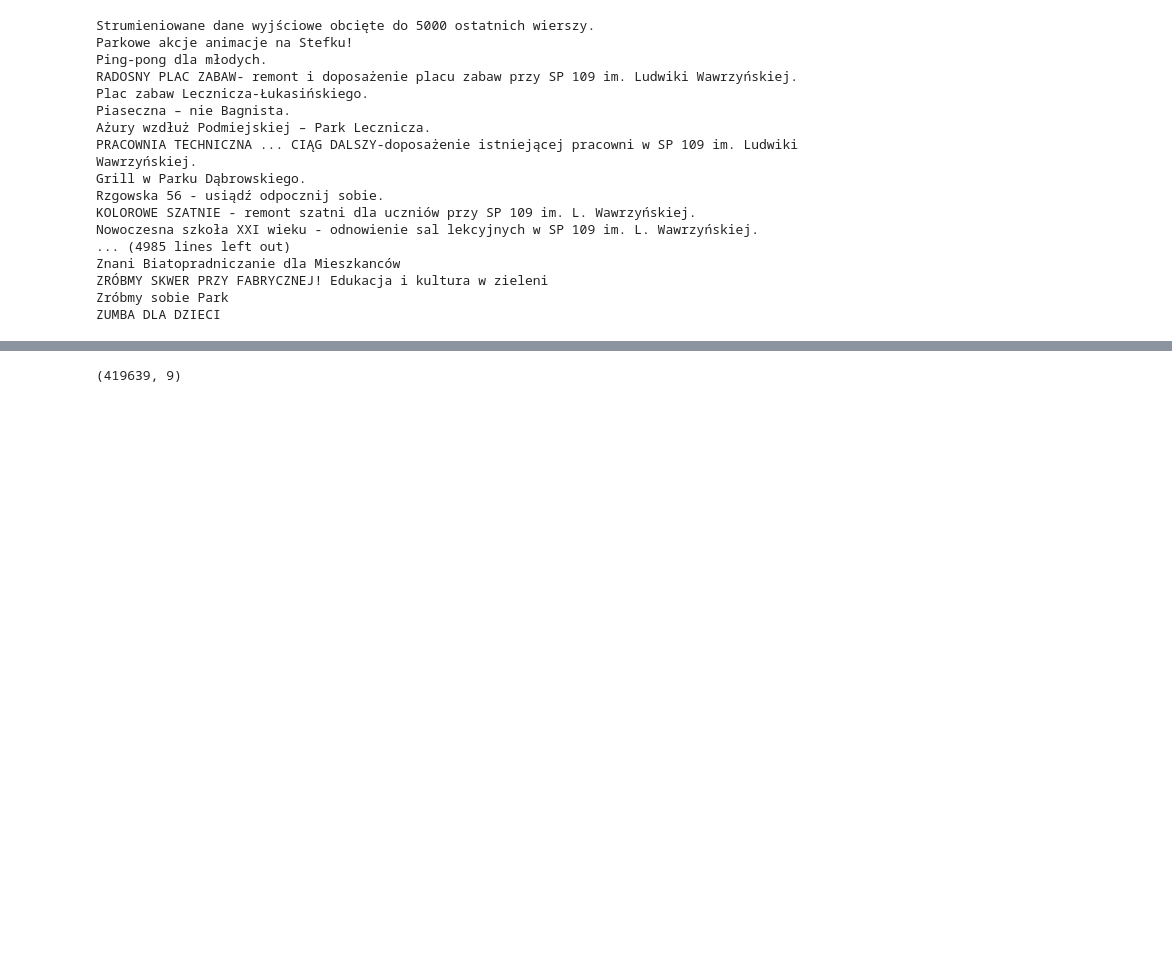
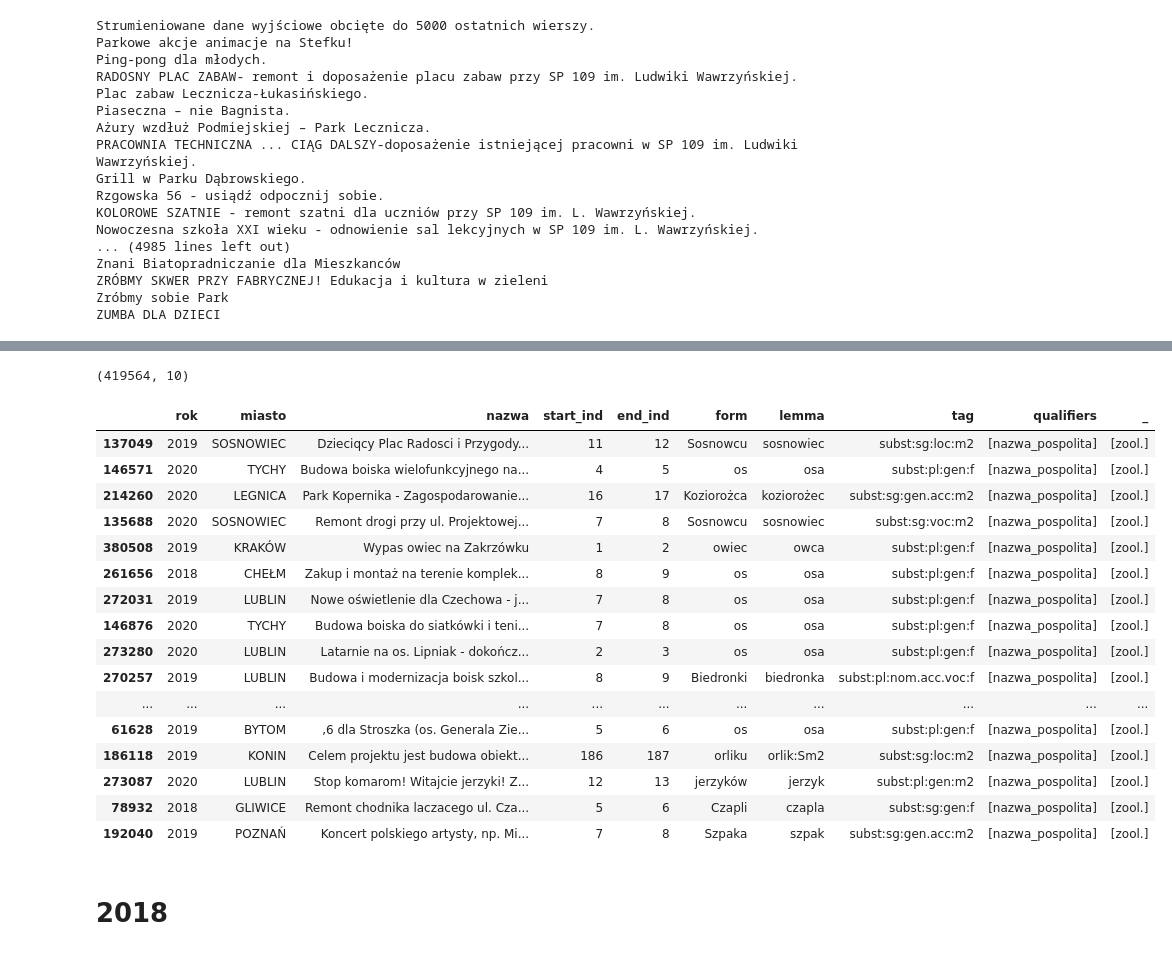
Before and after one commit to malowana/NLP_budzet_obywatelski, a Jupyter notebook: BO_analiza_morfologiczna2.ipynb, the cells around one changed output, grey strips where cells are left out. Drawn from its saved outputs; the diff is of its cells as text; code cells hidden in the pictures; blank space fills up the shorter version.

```diff
--- a/BO_analiza_morfologiczna2.ipynb
+++ b/BO_analiza_morfologiczna2.ipynb
@@ -360,4 +278,24 @@ df_roc_morf4.head(40)
 # %%
-df_roc_morf4.shape
+df_roc_morf5.shape
 # %% [output]
-(419639, 9)
+(419564, 10)
+# %%
+df_roc_morf5[df_roc_morf5['_'].map(set(['zool.']).issubset)].sample(60)
+# %% [output]
+|  | rok | miasto | nazwa | start_ind | end_ind | form | lemma | tag | qualifiers | _ |
+| 137049 | 2019 | SOSNOWIEC | Dzieciqcy Plac Radosci i Przygody... | 11 | 12 | Sosnowcu | sosnowiec | subst:sg:loc:m2 | [nazwa_pospolita] | [zool.] |
+| 146571 | 2020 | TYCHY | Budowa boiska wielofunkcyjnego na... | 4 | 5 | os | osa | subst:pl:gen:f | [nazwa_pospolita] | [zool.] |
+| 214260 | 2020 | LEGNICA | Park Kopernika - Zagospodarowanie... | 16 | 17 | Koziorożca | koziorożec | subst:sg:gen.acc:m2 | [nazwa_pospolita] | [zool.] |
+| 135688 | 2020 | SOSNOWIEC | Remont drogi przy ul. Projektowej... | 7 | 8 | Sosnowcu | sosnowiec | subst:sg:voc:m2 | [nazwa_pospolita] | [zool.] |
+| 380508 | 2019 | KRAKÓW | Wypas owiec na Zakrzówku | 1 | 2 | owiec | owca | subst:pl:gen:f | [nazwa_pospolita] | [zool.] |
+| 261656 | 2018 | CHEŁM | Zakup i montaż na terenie komplek... | 8 | 9 | os | osa | subst:pl:gen:f | [nazwa_pospolita] | [zool.] |
+| 272031 | 2019 | LUBLIN | Nowe oświetlenie dla Czechowa - j... | 7 | 8 | os | osa | subst:pl:gen:f | [nazwa_pospolita] | [zool.] |
+| 146876 | 2020 | TYCHY | Budowa boiska do siatkówki i teni... | 7 | 8 | os | osa | subst:pl:gen:f | [nazwa_pospolita] | [zool.] |
+| 273280 | 2020 | LUBLIN | Latarnie na os. Lipniak - dokończ... | 2 | 3 | os | osa | subst:pl:gen:f | [nazwa_pospolita] | [zool.] |
+| 270257 | 2019 | LUBLIN | Budowa i modernizacja boisk szkol... | 8 | 9 | Biedronki | biedronka | subst:pl:nom.acc.voc:f | [nazwa_pospolita] | [zool.] |
+| ... | ... | ... | ... | ... | ... | ... | ... | ... | ... | ... |
+| 61628 | 2019 | BYTOM | ,6 dla Stroszka (os. Generala Zie... | 5 | 6 | os | osa | subst:pl:gen:f | [nazwa_pospolita] | [zool.] |
+| 186118 | 2019 | KONIN | Celem projektu jest budowa obiekt... | 186 | 187 | orliku | orlik:Sm2 | subst:sg:loc:m2 | [nazwa_pospolita] | [zool.] |
+| 273087 | 2020 | LUBLIN | Stop komarom! Witajcie jerzyki! Z... | 12 | 13 | jerzyków | jerzyk | subst:pl:gen:m2 | [nazwa_pospolita] | [zool.] |
+| 78932 | 2018 | GLIWICE | Remont chodnika laczacego ul. Cza... | 5 | 6 | Czapli | czapla | subst:sg:gen:f | [nazwa_pospolita] | [zool.] |
+| 192040 | 2019 | POZNAŃ | Koncert polskiego artysty, np. Mi... | 7 | 8 | Szpaka | szpak | subst:sg:gen.acc:m2 | [nazwa_pospolita] | [zool.] |
@@ -363,0 +304,2 @@ df_roc_morf4.shape
+# %% [markdown]
+# 2018
```
Also changed, not shown: parts of 44 cells of this notebook.
